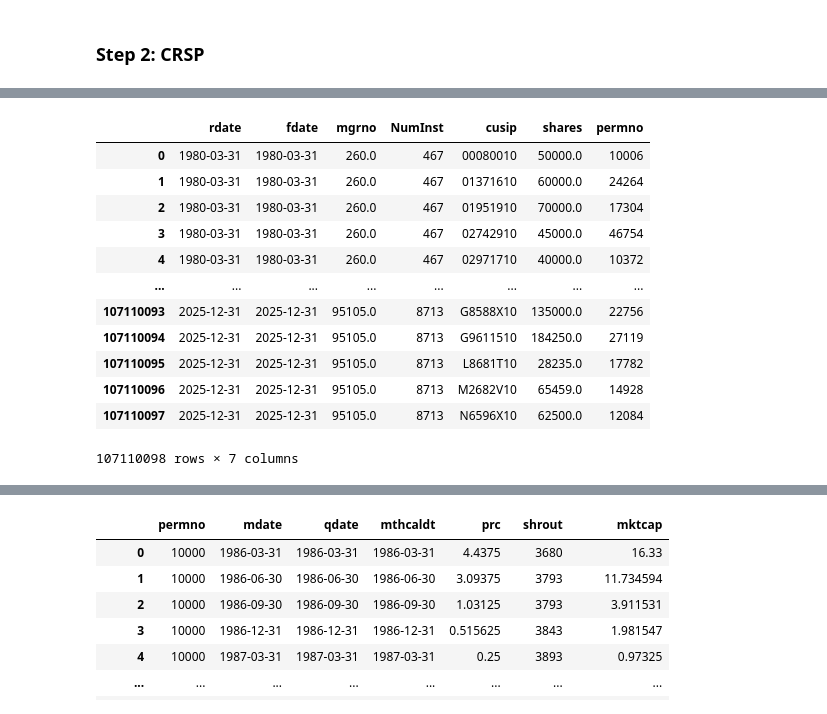
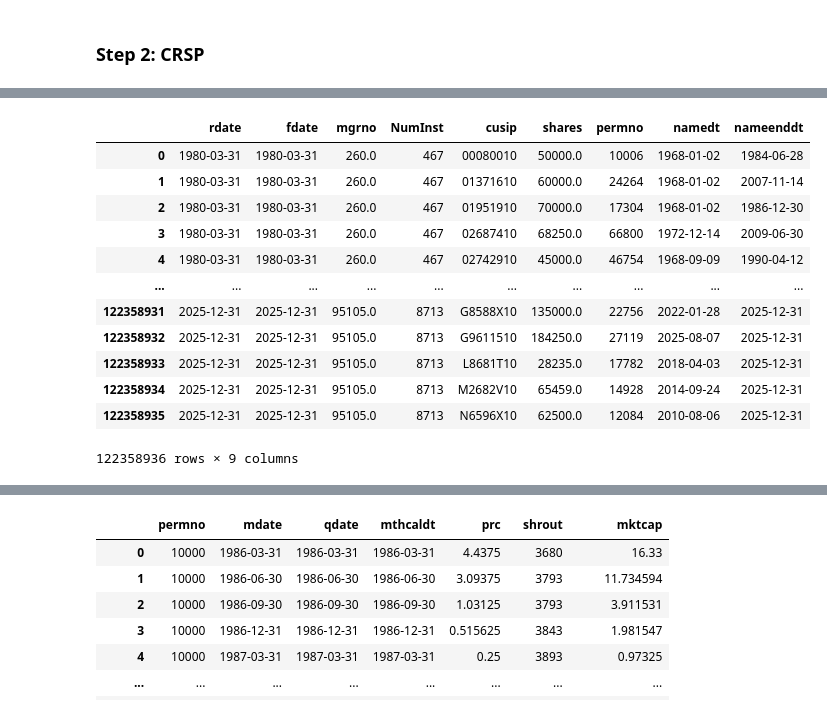
Before and after one commit to rongwang0824/Prepare-Data-for-Asset-Pricing-Projects, a Jupyter notebook: Institutional_Holdings/LSEG_13f_holdings.ipynb, the cells around one changed output, grey strips where cells are left out. Cells and saved outputs as stored; diff of their text form; code cells hidden in the pictures.

```diff
--- a/Institutional_Holdings/LSEG_13f_holdings.ipynb
+++ b/Institutional_Holdings/LSEG_13f_holdings.ipynb
@@ -170,0 +171,22 @@ Wall time: 43.3 s
+# %%
+# Get permno and start/end dates
+crsp_names = conn.raw_sql("""
+    select distinct permno, cusip, namedt, nameenddt
+    from crsp.stocknames_v2
+    where cusip != ''
+""")
+crsp_names['namedt'] = pd.to_datetime(crsp_names['namedt'])
+crsp_names['namedt'] = pd.to_datetime(crsp_names['namedt'])
+
+# Collapse of CRSP name history at the (permno, cusip) level, compressing multiple time intervals into one union
+crsp_names = (
+    crsp_names
+    .groupby(["permno", "cusip"], as_index=False)
+    .agg(
+        namedt=("namedt", "min"),
+        nameenddt=("nameenddt", "max")
+    )
+)
+
+crsp_names = crsp_names.sort_values(by=['permno', 'cusip']).reset_index(drop=True)
+crsp_names
@@ -171,12 +207,6 @@ Wall time: 43.3 s
 # %%
 %%time
-crsp_names = conn.raw_sql("""
-    select distinct permno, cusip
-    from crsp.stksecurityinfohdr
-    where cusip != ''
-""")
-
-# Map historical cusip to permno
+# Map cusip to permno
 holdings_v2 = holdings_v1.merge(crsp_names, how='inner', on='cusip')
 holdings_v2
 # %% [output]
@@ -183,13 +215,13 @@ holdings_v2
-|  | rdate | fdate | mgrno | NumInst | cusip | shares | permno |
-| 0 | 1980-03-31 | 1980-03-31 | 260.0 | 467 | 00080010 | 50000.0 | 10006 |
-| 1 | 1980-03-31 | 1980-03-31 | 260.0 | 467 | 01371610 | 60000.0 | 24264 |
-| 2 | 1980-03-31 | 1980-03-31 | 260.0 | 467 | 01951910 | 70000.0 | 17304 |
-| 3 | 1980-03-31 | 1980-03-31 | 260.0 | 467 | 02742910 | 45000.0 | 46754 |
-| 4 | 1980-03-31 | 1980-03-31 | 260.0 | 467 | 02971710 | 40000.0 | 10372 |
-| ... | ... | ... | ... | ... | ... | ... | ... |
-| 107110093 | 2025-12-31 | 2025-12-31 | 95105.0 | 8713 | G8588X10 | 135000.0 | 22756 |
-| 107110094 | 2025-12-31 | 2025-12-31 | 95105.0 | 8713 | G9611510 | 184250.0 | 27119 |
-| 107110095 | 2025-12-31 | 2025-12-31 | 95105.0 | 8713 | L8681T10 | 28235.0 | 17782 |
-| 107110096 | 2025-12-31 | 2025-12-31 | 95105.0 | 8713 | M2682V10 | 65459.0 | 14928 |
-| 107110097 | 2025-12-31 | 2025-12-31 | 95105.0 | 8713 | N6596X10 | 62500.0 | 12084 |
+|  | rdate | fdate | mgrno | NumInst | cusip | shares | permno | namedt | nameenddt |
+| 0 | 1980-03-31 | 1980-03-31 | 260.0 | 467 | 00080010 | 50000.0 | 10006 | 1968-01-02 | 1984-06-28 |
+| 1 | 1980-03-31 | 1980-03-31 | 260.0 | 467 | 01371610 | 60000.0 | 24264 | 1968-01-02 | 2007-11-14 |
+| 2 | 1980-03-31 | 1980-03-31 | 260.0 | 467 | 01951910 | 70000.0 | 17304 | 1968-01-02 | 1986-12-30 |
+| 3 | 1980-03-31 | 1980-03-31 | 260.0 | 467 | 02687410 | 68250.0 | 66800 | 1972-12-14 | 2009-06-30 |
+| 4 | 1980-03-31 | 1980-03-31 | 260.0 | 467 | 02742910 | 45000.0 | 46754 | 1968-09-09 | 1990-04-12 |
+| ... | ... | ... | ... | ... | ... | ... | ... | ... | ... |
+| 122358931 | 2025-12-31 | 2025-12-31 | 95105.0 | 8713 | G8588X10 | 135000.0 | 22756 | 2022-01-28 | 2025-12-31 |
+| 122358932 | 2025-12-31 | 2025-12-31 | 95105.0 | 8713 | G9611510 | 184250.0 | 27119 | 2025-08-07 | 2025-12-31 |
+| 122358933 | 2025-12-31 | 2025-12-31 | 95105.0 | 8713 | L8681T10 | 28235.0 | 17782 | 2018-04-03 | 2025-12-31 |
+| 122358934 | 2025-12-31 | 2025-12-31 | 95105.0 | 8713 | M2682V10 | 65459.0 | 14928 | 2014-09-24 | 2025-12-31 |
+| 122358935 | 2025-12-31 | 2025-12-31 | 95105.0 | 8713 | N6596X10 | 62500.0 | 12084 | 2010-08-06 | 2025-12-31 |
-107110098 rows × 7 columns
+122358936 rows × 9 columns
```
Also changed, not shown: parts of 16 cells of this notebook, 2 other files.
